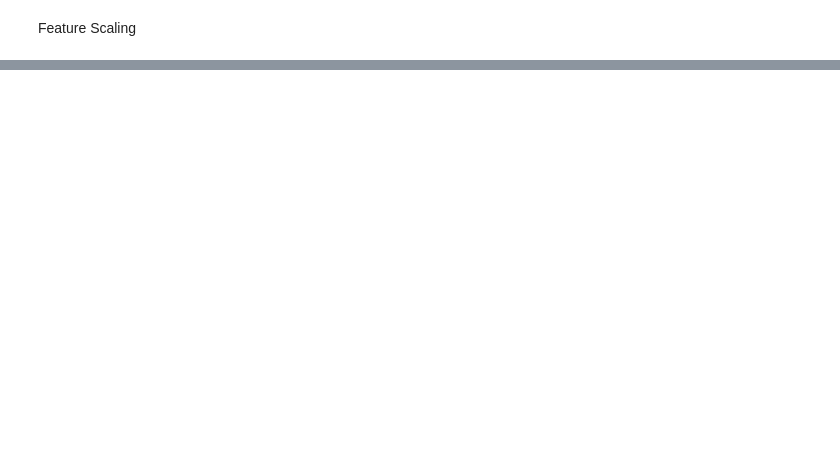
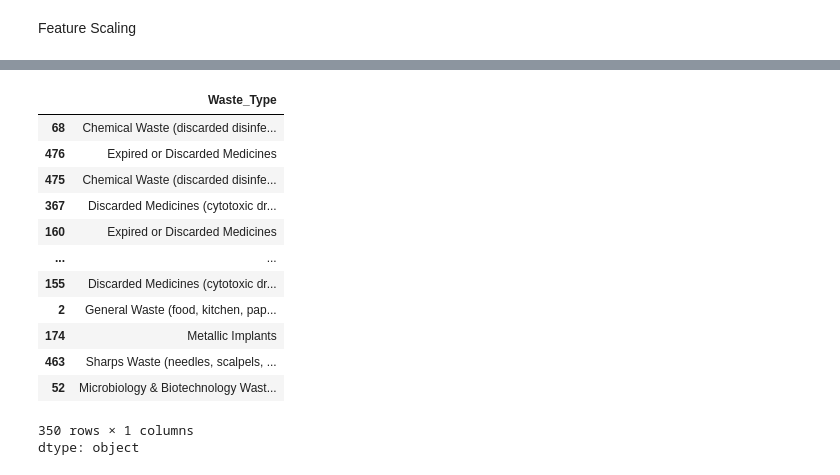
Before and after one commit to Zeeshan-ctr/ZeeshanTheAnalyst, a Jupyter notebook: Medical_waste.ipynb, the cells around one changed output, grey strips where cells are left out. Drawn from its saved outputs; the diff is of its cells as text; code cells hidden in the pictures; blank space fills up the shorter version.

```diff
--- a/Medical_waste.ipynb
+++ b/Medical_waste.ipynb
@@ -73,0 +90,17 @@ Waste_Type_test_encoded
+# %%
+X_train
+# %% [output]
+|  | Waste_Type |
+| 68 | Chemical Waste (discarded disinfe... |
+| 476 | Expired or Discarded Medicines |
+| 475 | Chemical Waste (discarded disinfe... |
+| 367 | Discarded Medicines (cytotoxic dr... |
+| 160 | Expired or Discarded Medicines |
+| ... | ... |
+| 155 | Discarded Medicines (cytotoxic dr... |
+| 2 | General Waste (food, kitchen, pap... |
+| 174 | Metallic Implants |
+| 463 | Sharps Waste (needles, scalpels, ... |
+| 52 | Microbiology & Biotechnology Wast... |
+350 rows × 1 columns
+dtype: object
```
Also changed, not shown: parts of 24 cells of this notebook.
